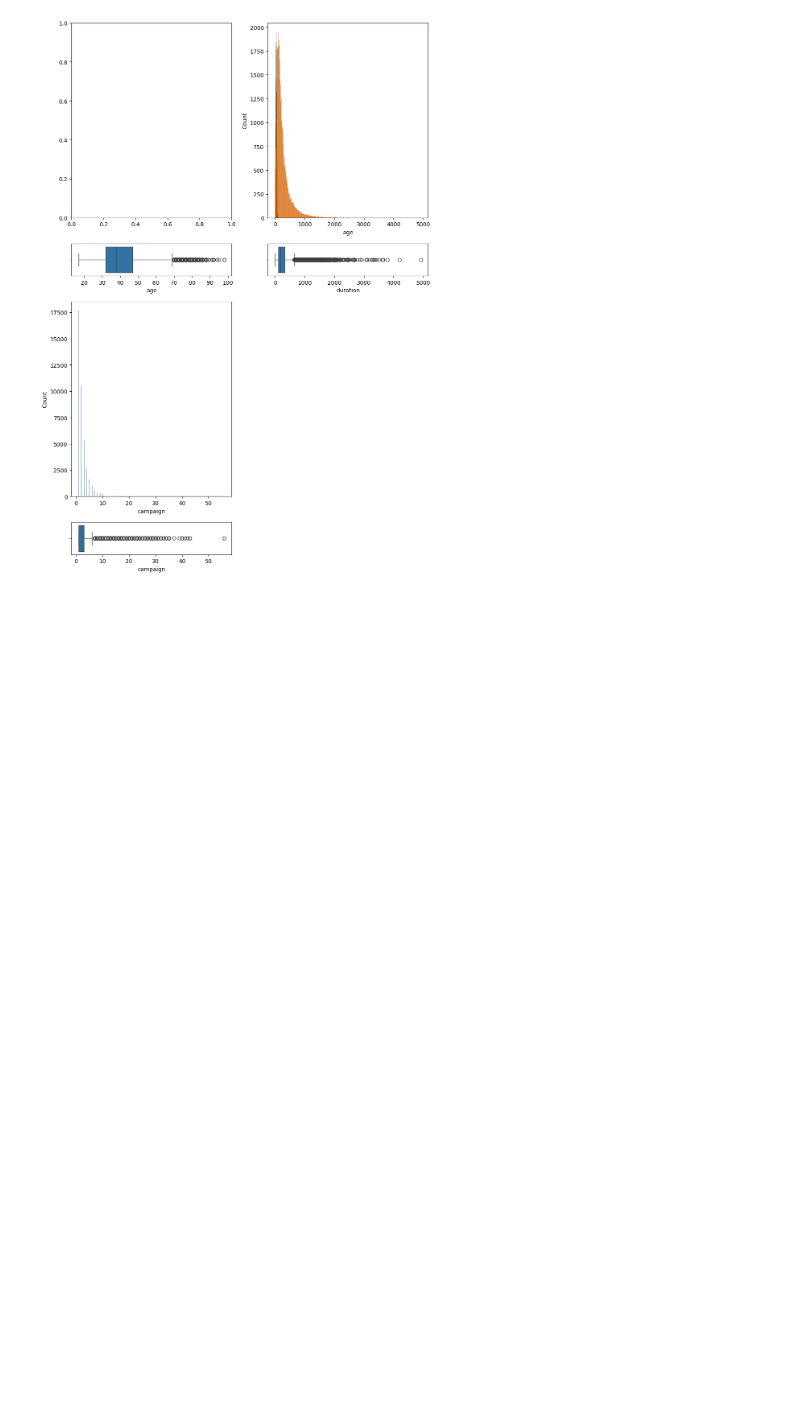
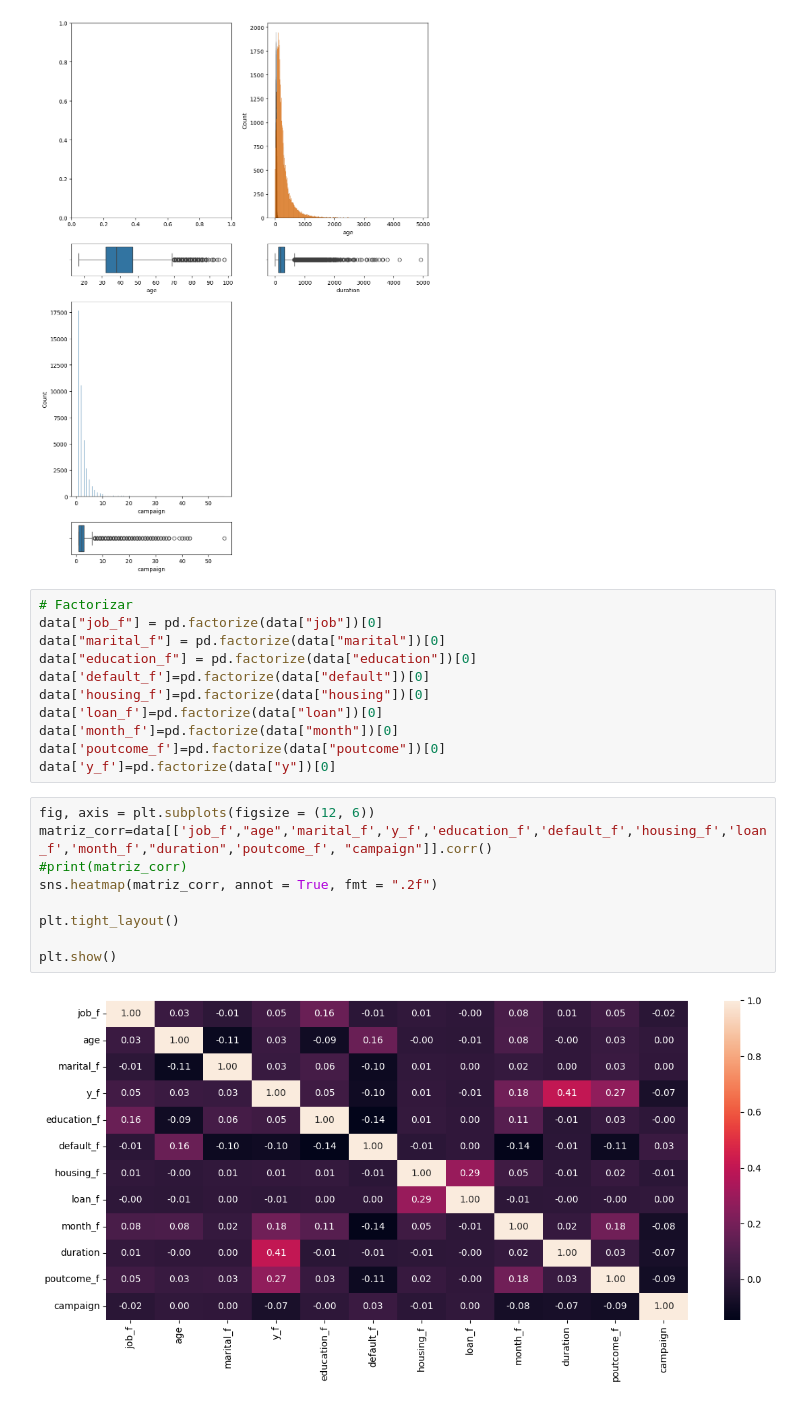
Before and after one commit to amalia1501/Ejercicio-y-Tutorial-de-Regresion-Logistica, a Jupyter notebook: src/explore.ipynb, the cells around one changed output. Saved outputs shown, nothing was run; the diff lists cells and outputs as text; blank space fills up the shorter version.

```diff
--- a/src/explore.ipynb
+++ b/src/explore.ipynb
@@ -207,3 +212,25 @@ fig.delaxes(axis[3, 1])
 plt.show()
 # %% [output]
 [figure]
+# %%
+# Factorizar
+data["job_f"] = pd.factorize(data["job"])[0]
+data["marital_f"] = pd.factorize(data["marital"])[0]
+data["education_f"] = pd.factorize(data["education"])[0]
+data['default_f']=pd.factorize(data["default"])[0]
+data['housing_f']=pd.factorize(data["housing"])[0]
+data['loan_f']=pd.factorize(data["loan"])[0]
+data['month_f']=pd.factorize(data["month"])[0]
+data['poutcome_f']=pd.factorize(data["poutcome"])[0]
+data['y_f']=pd.factorize(data["y"])[0]
+# %%
+fig, axis = plt.subplots(figsize = (12, 6))
+matriz_corr=data[['job_f',"age",'marital_f','y_f','education_f','default_f','housing_f','loan_f','month_f',"duration",'poutcome_f', "campaign"]].corr()
+#print(matriz_corr)
+sns.heatmap(matriz_corr, annot = True, fmt = ".2f")
+
+plt.tight_layout()
+
+plt.show()
+# %% [output]
+[figure, added]
```
Also changed, not shown: parts of 7 cells of this notebook.
